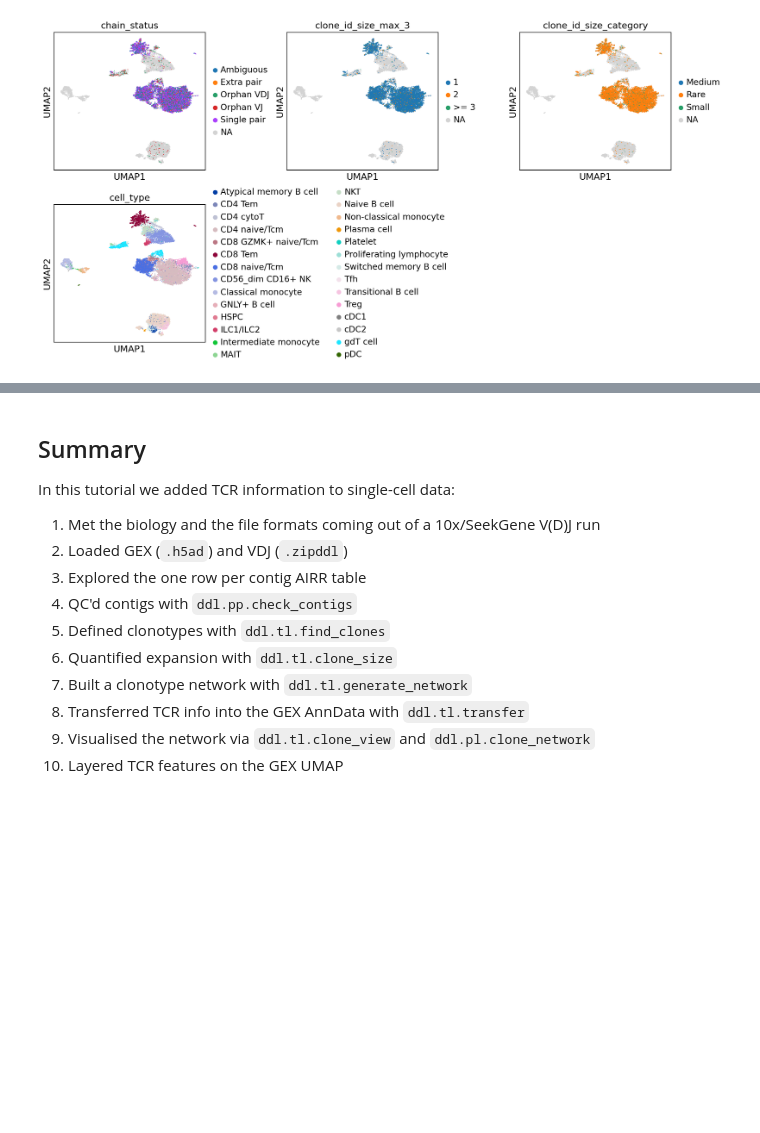
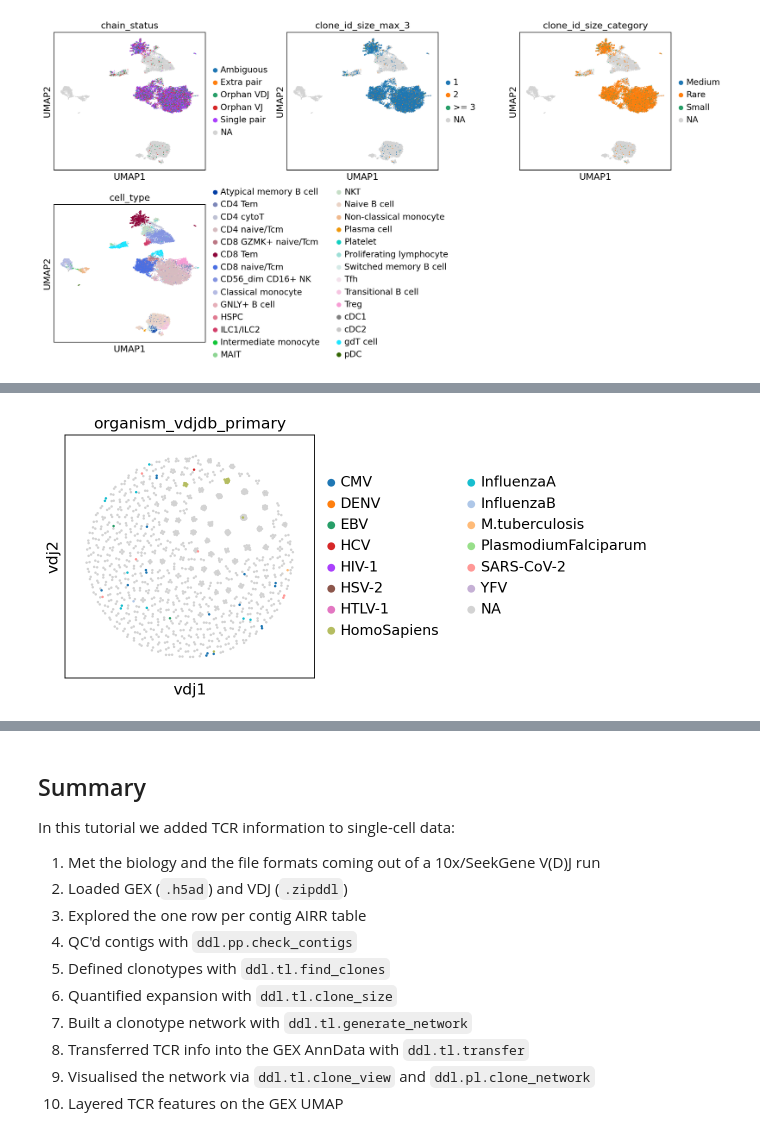
Before and after one commit to tuonglab/FIMSA-training-workshop-1, a Jupyter notebook: notebooks/tutorial-2.ipynb, the cells around one changed output, grey strips where cells are left out. Saved outputs shown, nothing was run; the diff lists cells and outputs as text; code cells hidden in the pictures; blank space fills up the shorter version.

```diff
--- a/notebooks/tutorial-2.ipynb
+++ b/notebooks/tutorial-2.ipynb
@@ -645,0 +655,4 @@ Expanded clones (Medium / Large / Hyperexpanded) typically concentrate in specif
+# %%
+ddl.pl.clone_network(adata, color = "organism_vdjdb_primary", size = 20, edges =1)
+# %% [output]
+[figure, added]
```
Also changed, not shown: parts of 45 cells of this notebook.
